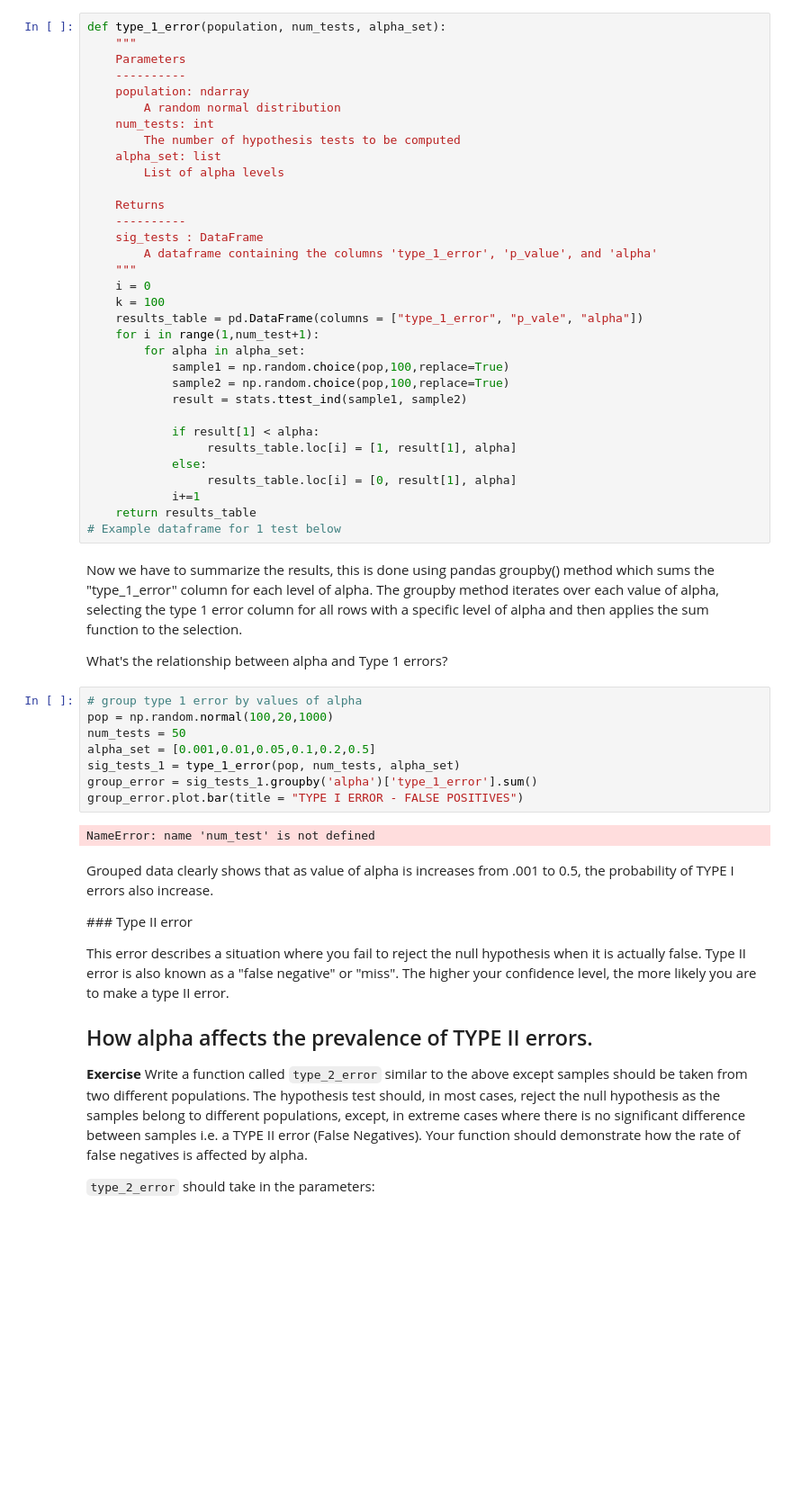
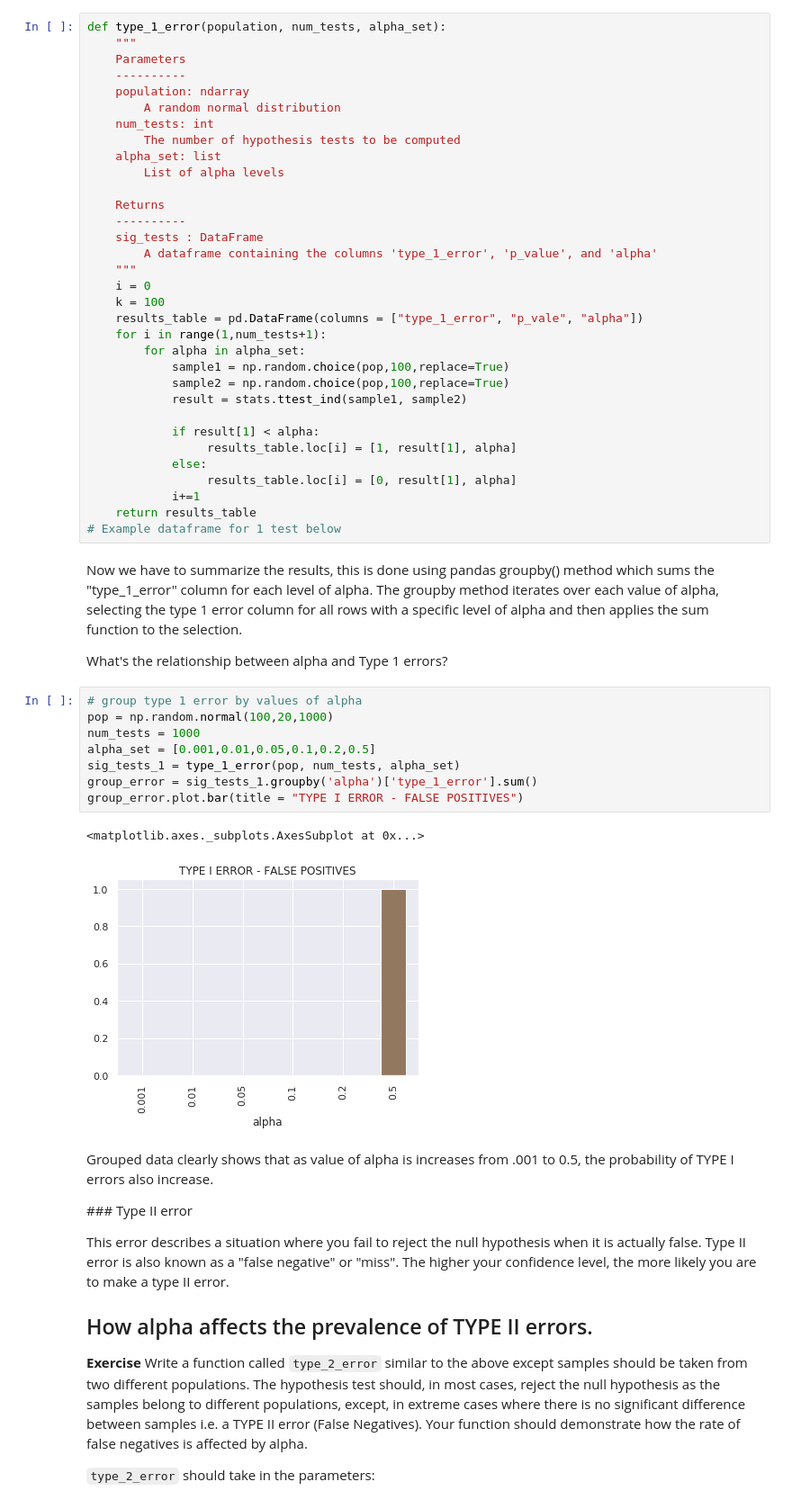
Before and after one commit to justinlee3/dsc-enterprise-hsbc-type-1-and-2-error-lab-hsbc-ds-081319, a Jupyter notebook: index.ipynb, the cells around one changed output. Shown at 90% size. Drawn from its saved outputs; the diff is of its cells as text; blank space fills up the shorter version.

```diff
--- a/index.ipynb
+++ b/index.ipynb
@@ -139,7 +139,7 @@ def type_1_error(population, num_tests, alpha_set):
     i = 0
     k = 100
     results_table = pd.DataFrame(columns = ["type_1_error", "p_vale", "alpha"])
-    for i in range(1,num_test+1):
+    for i in range(1,num_tests+1):
         for alpha in alpha_set:
             sample1 = np.random.choice(pop,100,replace=True)
             sample2 = np.random.choice(pop,100,replace=True)
@@ -159,13 +159,14 @@ What's the relationship between alpha and Type 1 errors?
 # %%
 # group type 1 error by values of alpha
 pop = np.random.normal(100,20,1000)
-num_tests = 50
+num_tests = 1000
 alpha_set = [0.001,0.01,0.05,0.1,0.2,0.5]
 sig_tests_1 = type_1_error(pop, num_tests, alpha_set)
 group_error = sig_tests_1.groupby('alpha')['type_1_error'].sum()
 group_error.plot.bar(title = "TYPE I ERROR - FALSE POSITIVES")
 # %% [output]
-NameError: name 'num_test' is not defined
+<matplotlib.axes._subplots.AxesSubplot at 0x...>
+[figure, added]
 # %% [markdown]
 Grouped data clearly shows that as value of alpha is increases from .001 to 0.5, the probability of TYPE I errors also increase.
 
```
